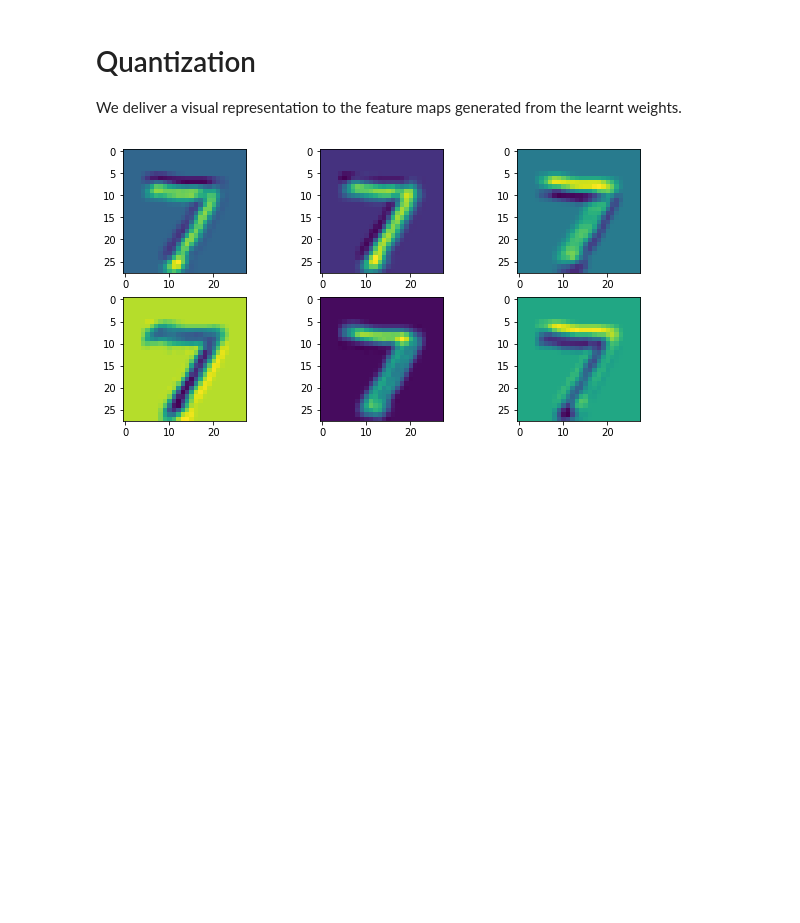
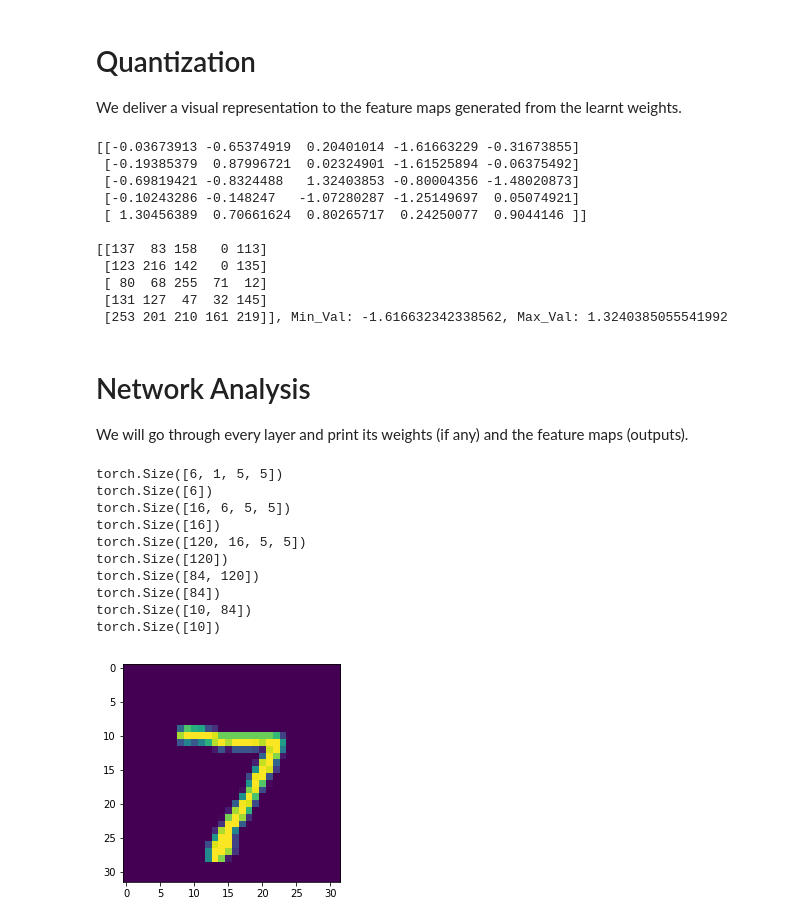
Before and after one commit to MohamedAliRashad/LeNet-5-Quantized, a Jupyter notebook: LeNet5.ipynb, the cells around one changed output. Cells and saved outputs as stored; diff of their text form; code cells hidden in the pictures; blank space fills up the shorter version.

```diff
--- a/LeNet5.ipynb
+++ b/LeNet5.ipynb
@@ -104,15 +115,15 @@ class LeNet(nn.Module):
         self.fc2 = nn.Linear(84, 10)
 
     def forward(self, x):
-        x = torch.tanh(self.conv1(x))
+        x = F.relu(self.conv1(x))
         x = self.pool1(x)
-        x = torch.tanh(self.conv2(x))
+        x = F.relu(self.conv2(x))
         x = self.pool2(x)
-        x = torch.tanh(self.conv3(x))
+        x = F.relu(self.conv3(x))
         # Choose either view or flatten (as you like)
         x = x.view(x.size(0), -1)
         # x = torch.flatten(x, start_dim=1)
-        x = torch.tanh(self.fc1(x))
+        x = F.relu(self.fc1(x))
         x = torch.softmax(self.fc2(x), dim=-1)
         return x
 
@@ -140,7 +151,7 @@ criterion = nn.CrossEntropyLoss()
 optimizer = torch.optim.SGD(model.parameters(), lr=0.01)
 
 # Number of epochs
-n_epochs=40
+n_epochs = 30
 
 # classes of MNIST
 classes = list(range(10))
@@ -283,10 +298,6 @@ Test Accuracy (Overall): 98% (9810/10000)
 
 We deliver a visual representation to the feature maps generated from the learnt weights.
 # %%
-import matplotlib.pyplot as plt
-%matplotlib inline
-
-input_img = next(iter(test_loader))[0][0].unsqueeze(0)
 
 def quantize_arr(arr):
     ''' Quantization based on linear rescaling over min/max range.'''
@@ -303,13 +314,53 @@ def quantize_arr(arr):
 
     return quantized, min_val, max_val
 
-plt.figure(figsize=(10, 5))
-row = 2
-columns = 3
-for i in range(6):
-    output, min_val, max_val = quantize_arr(
-        model.conv1.forward(input_img)[0][i].detach().numpy())
-    plt.subplot(3 / columns + 1, columns, i + 1)
-    plt.imshow(output)
+example = np.random.randn(5, 5)
+print(example)
+quant, min_val, max_val = quantize_arr(example)
+print("\n{}, Min_Val: {}, Max_Val: {}".format(quant, min_val, max_val))
 # %% [output]
-[figure, removed]
+[[-0.03673913 -0.65374919  0.20401014 -1.61663229 -0.31673855]
+ [-0.19385379  0.87996721  0.02324901 -1.61525894 -0.06375492]
+ [-0.69819421 -0.8324488   1.32403853 -0.80004356 -1.48020873]
+ [-0.10243286 -0.148247   -1.07280287 -1.25149697  0.05074921]
+ [ 1.30456389  0.70661624  0.80265717  0.24250077  0.9044146 ]]
+
+[[137  83 158   0 113]
+ [123 216 142   0 135]
+ [ 80  68 255  71  12]
+ [131 127  47  32 145]
+ [253 201 210 161 219]], Min_Val: -1.616632342338562, Max_Val: 1.3240385055541992
+# %% [markdown]
+# Network Analysis
+We will go through every layer and print its weights (if any) and the feature maps (outputs).
+# %%
+import matplotlib.pyplot as plt
+%matplotlib inline
+
+# Moving the model back to the CPU
+model.to("cpu")
+
+# parameters of the trained network
+param = list(model.parameters())
+for paramater in model.parameters():
+  print(paramater.shape)
+
+
+# Input image for analysis
+input_img = next(iter(test_loader))[0][0].squeeze(0)
+plt.imshow(input_img)
+
+# Modifying the input image for analysis
+input_img = input_img.unsqueeze(0).unsqueeze(0)
+# %% [output]
+torch.Size([6, 1, 5, 5])
+torch.Size([6])
+torch.Size([16, 6, 5, 5])
+torch.Size([16])
+torch.Size([120, 16, 5, 5])
+torch.Size([120])
+torch.Size([84, 120])
+torch.Size([84])
+torch.Size([10, 84])
+torch.Size([10])
+[figure, added]
```
Also changed, not shown: parts of 27 cells of this notebook.
